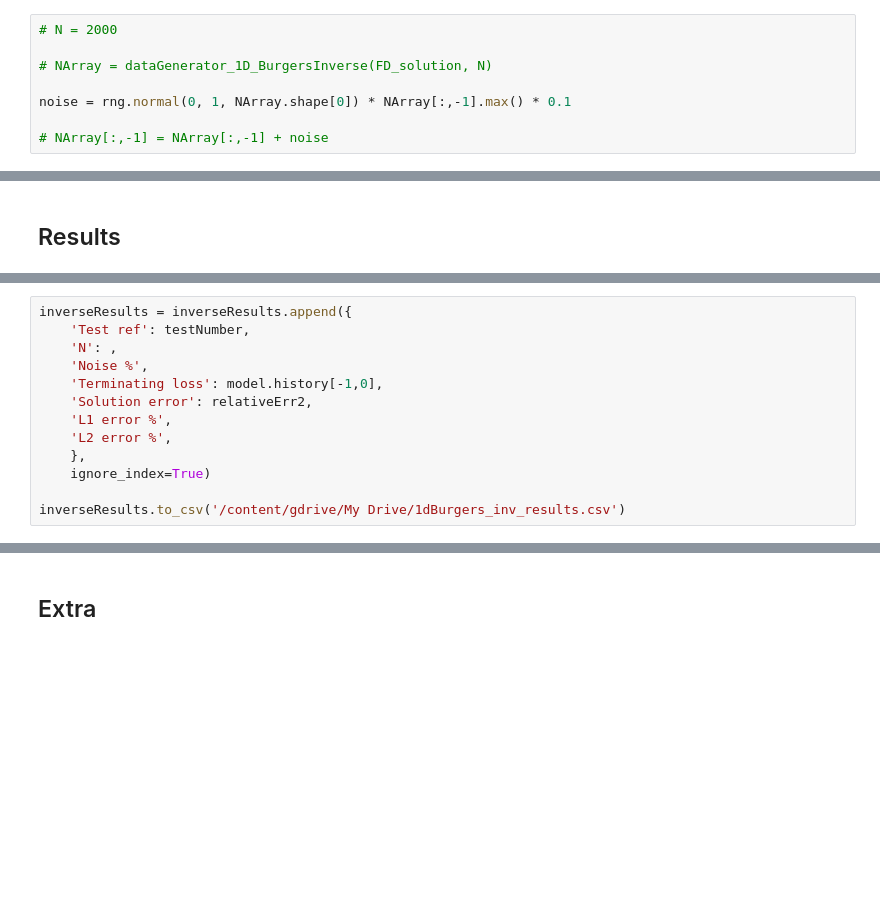
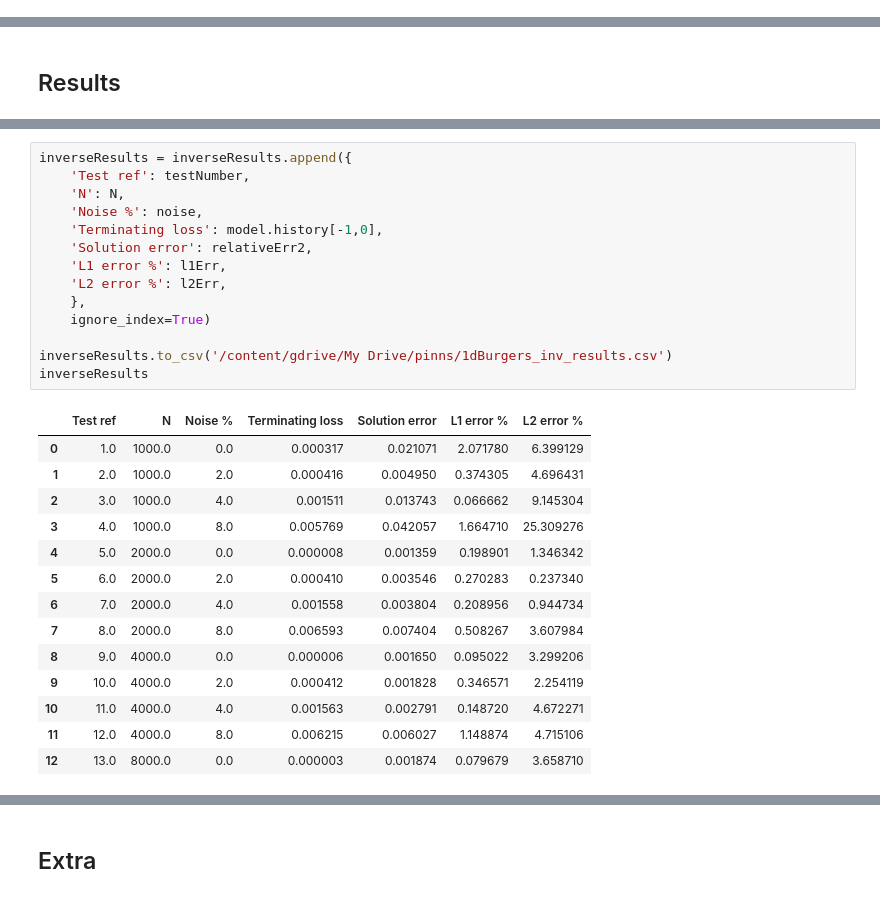
Before and after one commit to StephenTGibson/COMP527-colabNotebooks, a Jupyter notebook: COMP702-MScProject/PINN_method_for_1D_Burgers'_equation_inverse_problem_experiments.ipynb, the cells around one changed output, grey strips where cells are left out. Drawn from its saved outputs; the diff is of its cells as text; blank space fills up the shorter version.

```diff
--- a/COMP702-MScProject/PINN_method_for_1D_Burgers'_equation_inverse_problem_experiments.ipynb
+++ b/COMP702-MScProject/PINN_method_for_1D_Burgers'_equation_inverse_problem_experiments.ipynb
@@ -180,13 +170,5 @@ model = physicsInformedNeuralNetworks.PINN_1D_Burgers(hiddenLayers, nodesPerLaye
 print(f'Network parameters: {sum(p.numel() for p in model.parameters())}')
 # %% [output]
 Network parameters: 3023
-# %%
-# N = 2000
-
-# NArray = dataGenerator_1D_BurgersInverse(FD_solution, N)
-
-noise = rng.normal(0, 1, NArray.shape[0]) * NArray[:,-1].max() * 0.1
-
-# NArray[:,-1] = NArray[:,-1] + noise
 # %% [markdown]
 ## Perform training
@@ -361,13 +344,29 @@ plt.show()
 # %%
 inverseResults = inverseResults.append({
     'Test ref': testNumber,
-    'N': ,
-    'Noise %',
+    'N': N,
+    'Noise %': noise,
     'Terminating loss': model.history[-1,0],
     'Solution error': relativeErr2,
-    'L1 error %',
-    'L2 error %',
+    'L1 error %': l1Err,
+    'L2 error %': l2Err,
     },
     ignore_index=True)
 
-inverseResults.to_csv('/content/gdrive/My Drive/1dBurgers_inv_results.csv')
+inverseResults.to_csv('/content/gdrive/My Drive/pinns/1dBurgers_inv_results.csv')
+inverseResults
+# %% [output]
+|  | Test ref | N | Noise % | Terminating loss | Solution error | L1 error % | L2 error % |
+| 0 | 1.0 | 1000.0 | 0.0 | 0.000317 | 0.021071 | 2.071780 | 6.399129 |
+| 1 | 2.0 | 1000.0 | 2.0 | 0.000416 | 0.004950 | 0.374305 | 4.696431 |
+| 2 | 3.0 | 1000.0 | 4.0 | 0.001511 | 0.013743 | 0.066662 | 9.145304 |
+| 3 | 4.0 | 1000.0 | 8.0 | 0.005769 | 0.042057 | 1.664710 | 25.309276 |
+| 4 | 5.0 | 2000.0 | 0.0 | 0.000008 | 0.001359 | 0.198901 | 1.346342 |
+| 5 | 6.0 | 2000.0 | 2.0 | 0.000410 | 0.003546 | 0.270283 | 0.237340 |
+| 6 | 7.0 | 2000.0 | 4.0 | 0.001558 | 0.003804 | 0.208956 | 0.944734 |
+| 7 | 8.0 | 2000.0 | 8.0 | 0.006593 | 0.007404 | 0.508267 | 3.607984 |
+| 8 | 9.0 | 4000.0 | 0.0 | 0.000006 | 0.001650 | 0.095022 | 3.299206 |
+| 9 | 10.0 | 4000.0 | 2.0 | 0.000412 | 0.001828 | 0.346571 | 2.254119 |
+| 10 | 11.0 | 4000.0 | 4.0 | 0.001563 | 0.002791 | 0.148720 | 4.672271 |
+| 11 | 12.0 | 4000.0 | 8.0 | 0.006215 | 0.006027 | 1.148874 | 4.715106 |
+| 12 | 13.0 | 8000.0 | 0.0 | 0.000003 | 0.001874 | 0.079679 | 3.658710 |
```
Also changed, not shown: parts of 15 cells of this notebook.
